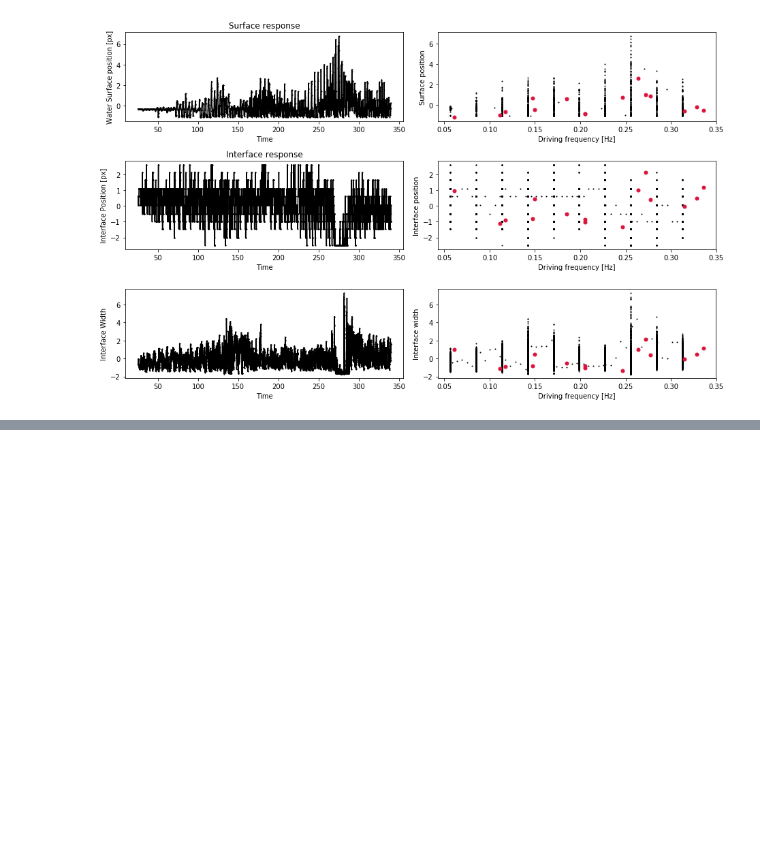
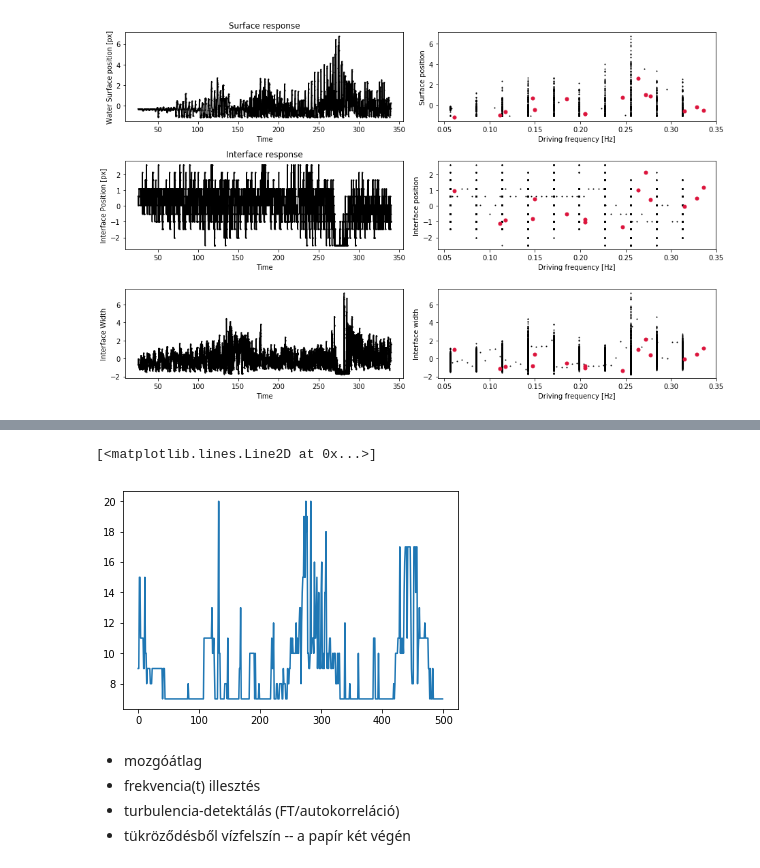
Before and after one commit to balintkaszas/boSchlieren, a Jupyter notebook: SlowRamp0421.ipynb, the cells around one changed output, grey strips where cells are left out. Cells and saved outputs as stored; diff of their text form; code cells hidden in the pictures; blank space fills up the shorter version.

```diff
--- a/SlowRamp0421.ipynb
+++ b/SlowRamp0421.ipynb
@@ -281,0 +308,11 @@ f.tight_layout()
+# %%
+plt.plot(rampsubset[:,1])
+# %% [output]
+[<matplotlib.lines.Line2D at 0x...>]
+[figure, added]
+# %% [markdown]
+- mozgóátlag
+- frekvencia(t) illesztés
+- turbulencia-detektálás (FT/autokorreláció)
+- tükröződésből vízfelszín
+-- a papír két végén
```
Also changed, not shown: parts of 9 cells of this notebook, 1 other file.
